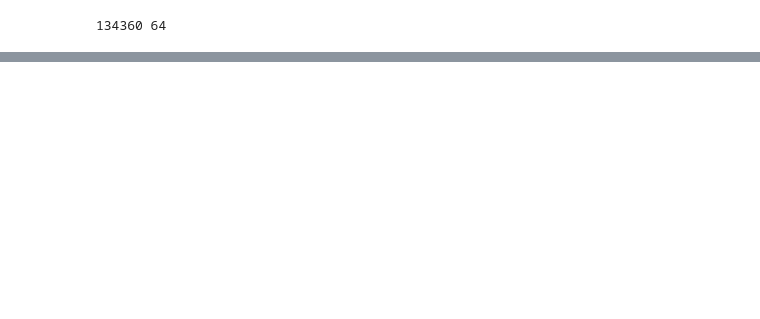
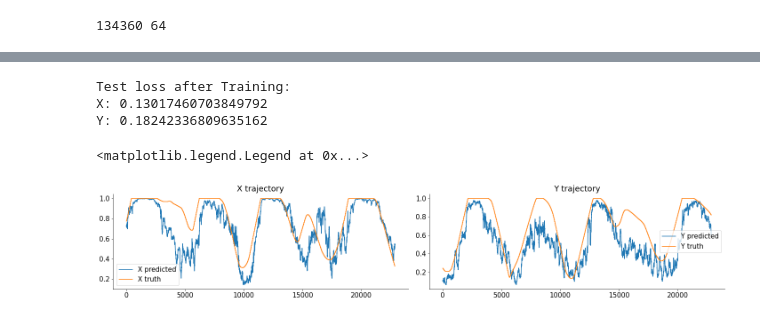
Before and after one commit to rnatarajan98/eCoG_Joystick_Analysis, a Jupyter notebook: MLP.ipynb, the cells around one changed output, grey strips where cells are left out. Cells and saved outputs as stored; diff of their text form; code cells hidden in the pictures; blank space fills up the shorter version.

```diff
--- a/MLP.ipynb
+++ b/MLP.ipynb
@@ -177,0 +355,32 @@ torch.Size([107438, 2])
+# %%
+modelX.eval()
+yX_pred = modelX(x_test)
+modelY.eval()
+yY_pred = modelY(x_test)
+
+
+after_trainX = loss(yX_pred.squeeze(), yX_test)
+after_trainY = loss(yY_pred.squeeze(), yY_test)
+
+print('Test loss after Training:')
+print('X:' , after_trainX.item())
+print('Y:' , after_trainY.item())
+# %% [output]
+Test loss after Training:
+X: 0.13017460703849792
+Y: 0.18242336809635162
+# %%
+plt.figure()
+plt.subplot(1, 2, 1)
+plt.plot(yX_pred.tolist(), label="X predicted")
+plt.plot(yX_test, label="X truth")
+plt.title('X trajectory')
+plt.legend()
+plt.subplot(1, 2, 2)
+plt.plot(yY_pred.tolist(), label="Y predicted")
+plt.plot(yY_test, label="Y truth")
+plt.title('Y trajectory')
+plt.legend()
+# %% [output]
+<matplotlib.legend.Legend at 0x...>
+[figure, added]
```
Also changed, not shown: parts of 13 cells of this notebook.
